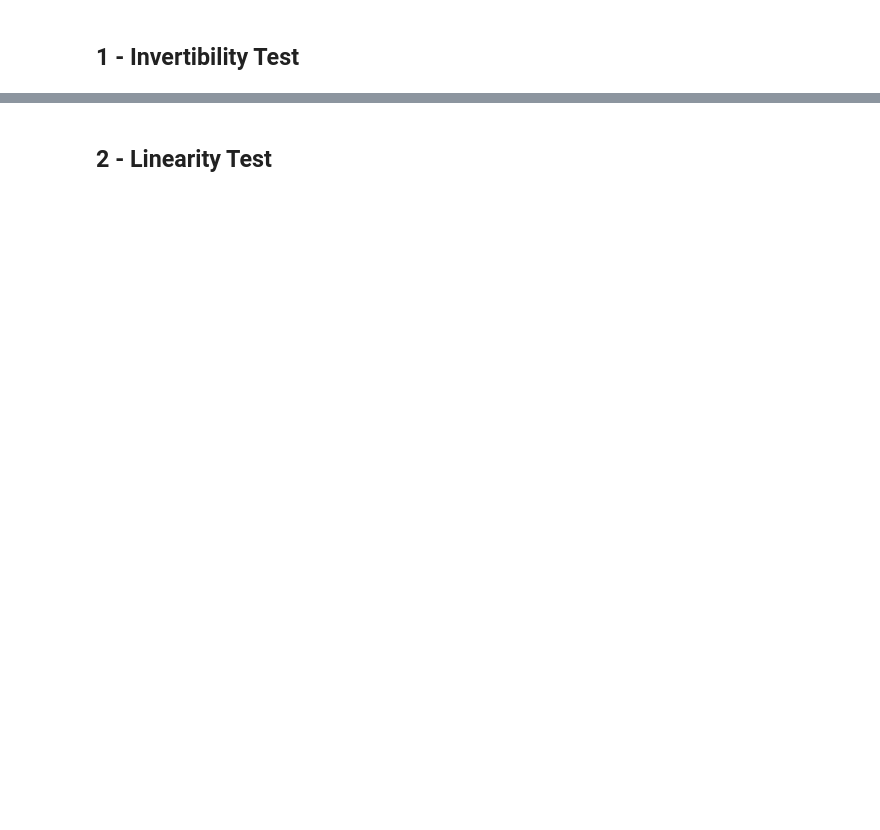
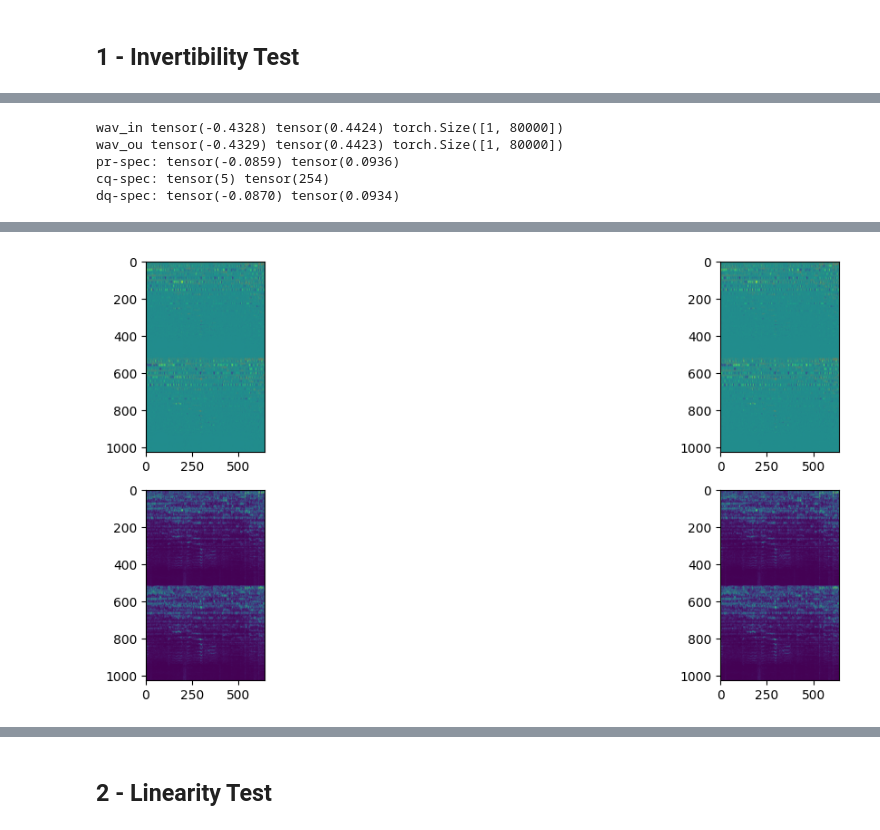
Before and after one commit to wkzng/iSincNet, a Jupyter notebook: demo.ipynb, the cells around one changed output, grey strips where cells are left out. Saved outputs shown, nothing was run; the diff lists cells and outputs as text; code cells hidden in the pictures; blank space fills up the shorter version.

```diff
--- a/demo.ipynb
+++ b/demo.ipynb
@@ -23,9 +27,10 @@ weights_folder = "pretrained"
 params = {
     "fs": SAMPLE_RATE,
     "fps": 128,
+    "n_bins": 128,
     "scale": "mel",
     "component": "complex",
-    "causal": False
+    "causal": False,
 }
 
 sinc : SincNet = (
@@ -68,16 +85,20 @@ with torch.no_grad():
     print("wav_in", wav.min(), wav.max(), wav.shape)
 
     #encode and decode waveform
-    s = sinc.encode(wav)
+    spec = s = sinc.encode(wav)
+    #s[:, :, 96:] = 0
+    reconstructed_wav = sinc.decode(s)
 
-    reconstructed_wav = sinc.decode(s)
+    # predictions = sinc(wav)
+    # reconstructed_wav = predictions["waveform"]
+
     print("wav_ou", reconstructed_wav.min(), reconstructed_wav.max(), reconstructed_wav.shape)
     print("pr-spec:", s.min(), s.max())
 
     #apply quantization
-    sq, scale = quantizer(s)
+    sq, scale = quantizer.quantize(s)
     print("cq-spec:", sq.min(), sq.max())
-    sr = quantizer.inverse(sq, scale)
+    sr = quantizer.dequantize(sq, scale)
     print("dq-spec:", sr.min(), sr.max())
     detokenized_wav = sinc.decode(sr)
 
@@ -85,21 +106,26 @@ with torch.no_grad():
     s = mu_law_compand(s, q_bits=q_bits)
     sr = mu_law_compand(sr, q_bits=q_bits)
 
+    m = torch.sqrt(s[:,0]**2 + s[:,1]**2) if s.shape[1] > 1 else s[:,0].abs()
+    mr = torch.sqrt(sr[:,0]**2 + sr[:,1]**2) if sr.shape[1] > 1 else sr[:,0].abs()
+
     # reduce to 2D for visualization (average over channels mono/stereo and frequencies)
     s = s.flatten(1,2).mean(dim=0)
     sr = sr.flatten(1,2).mean(dim=0)
 
 
-f, axes = plt.subplots(2, 2, figsize=(15, 4))
+f, axes = plt.subplots(2, 2, figsize=(15, 6))
 
 y = s.detach().numpy()
 yr = sr.detach().numpy()
 
 axes[0,0].imshow(y)
 axes[1,0].imshow(np.abs(y))
+#axes[2,0].imshow(m[0].detach().numpy())
 
 axes[0,1].imshow(yr)
 axes[1,1].imshow(np.abs(yr))
+#axes[2,1].imshow(mr[0].detach().numpy())
 
 # Create your Audio objects
 audio1 = ipd.Audio(reconstructed_wav, rate=SAMPLE_RATE, autoplay=False)
@@ -119,3 +145,9 @@ html_content = f"""
 """
 # Display the HTML
 display(HTML(html_content))
+# %% [output]
+wav_in tensor(-0.4328) tensor(0.4424) torch.Size([1, 80000])
+wav_ou tensor(-0.4329) tensor(0.4423) torch.Size([1, 80000])
+pr-spec: tensor(-0.0859) tensor(0.0936)
+cq-spec: tensor(5) tensor(254)
+dq-spec: tensor(-0.0870) tensor(0.0934)
@@ -121,0 +155 @@ display(HTML(html_content))
+[figure, added]
```
Also changed, not shown: parts of 9 cells of this notebook, 5 other files.
